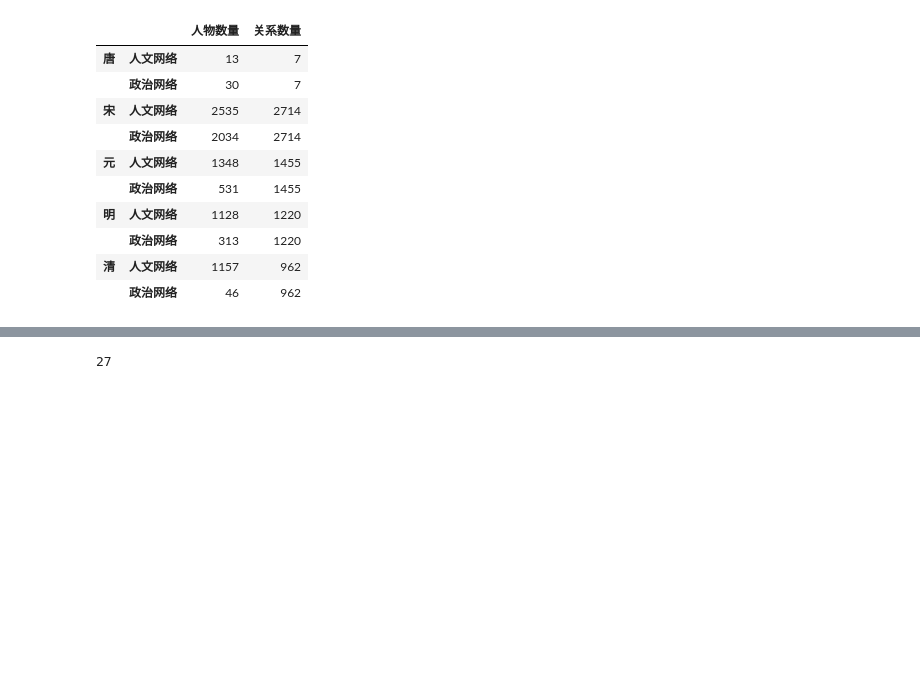
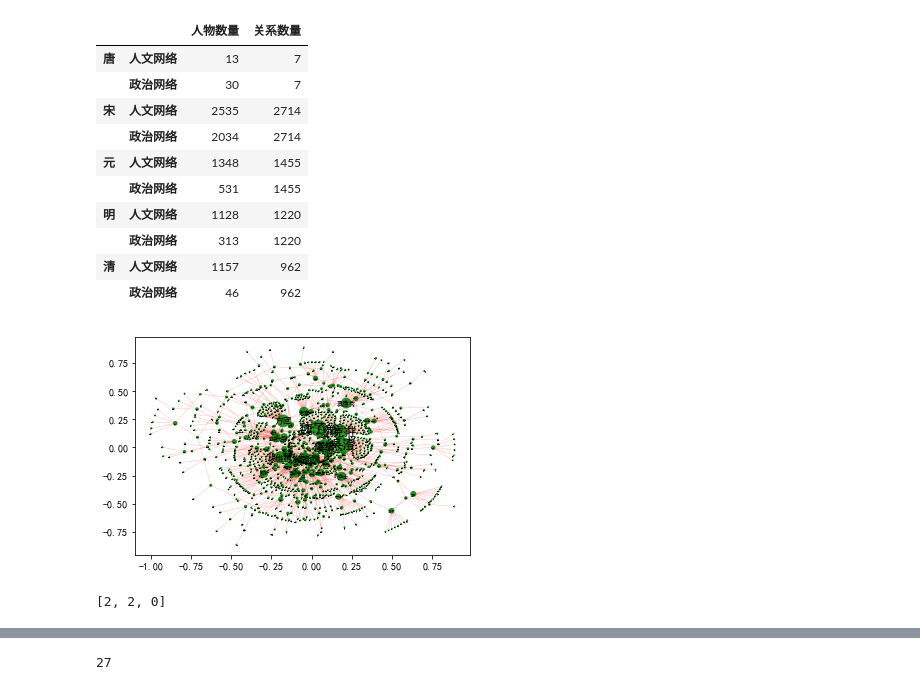
Before and after one commit to jqiuyin/paper, a Jupyter notebook: main/main.ipynb, the cells around one changed output, grey strips where cells are left out. Drawn from its saved outputs; the diff is of its cells as text; code cells hidden in the pictures; blank space fills up the shorter version.

```diff
--- a/main/main.ipynb
+++ b/main/main.ipynb
@@ -47,11 +48,19 @@ getNodeAndEdge(dynasties)
 | 清 | 人文网络 | 1157 | 962 |
 |  | 政治网络 | 46 | 962 |
 # %%
+import drawNetwork as dn
+import importlib
+importlib.reload(dn)
 table=source.getData(start=1234,end=1367)
 scholarLabel=getScholarLabel()
-data=table[table[3].isin(scholarLabel)]
+cleanData=cd.CleanData(label=scholarLabel,table=table)
+data=cleanData.get_table()
 scholarNetwork=CreateGraph(data)
 G=scholarNetwork.getGraph()
+drawNetwork=dn.DrawNetwork(G)
+drawNetwork.draw()
+# %% [output]
+[figure, added]
 # %%
 scholarStat=Statistic(G)
 # %%
@@ -77,0 +100,13 @@ politicalTable=politicalTable.sort_values(by=['度中心性','中介中心性','
+# %%
+politicalTable=getTable(1644,1911,getPoliticalLable())
+scholarTable=getTable(1644,1911,getScholarLabel())
+degreeList=scholarTable.sort_values(by='度中心性',ascending=False).head(100).index.intersection(
+    politicalTable.sort_values(by='度中心性',ascending=False).head(100).index)
+betweenList=scholarTable.sort_values(by='中介中心性',ascending=False).head(100).index.intersection(
+    politicalTable.sort_values(by='中介中心性',ascending=False).head(100).index)
+closeList=scholarTable.sort_values(by='接近中心性',ascending=False).head(100).index.intersection(
+    politicalTable.sort_values(by='接近中心性',ascending=False).head(100).index)
+list=[len(degreeList),len(betweenList),len(closeList)]
+list
+# %% [output]
+[2, 2, 0]
```
Also changed, not shown: parts of 8 cells of this notebook, 7 other files.
